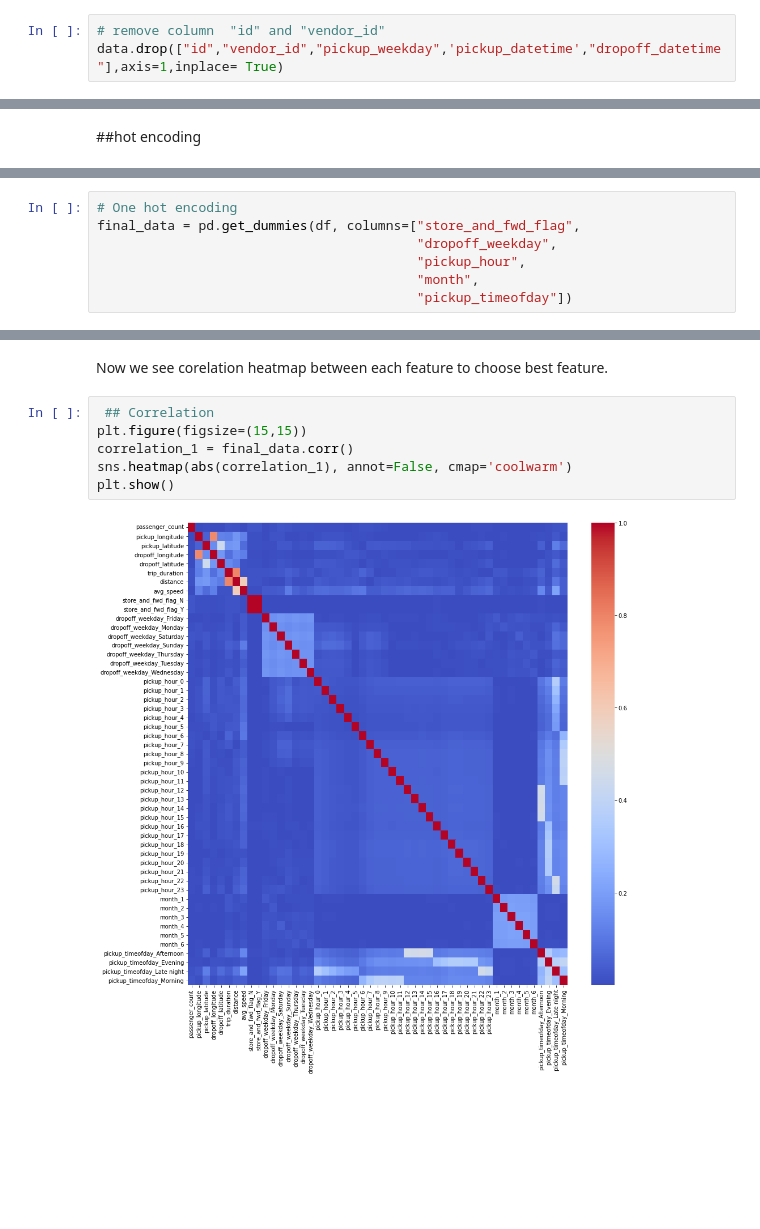
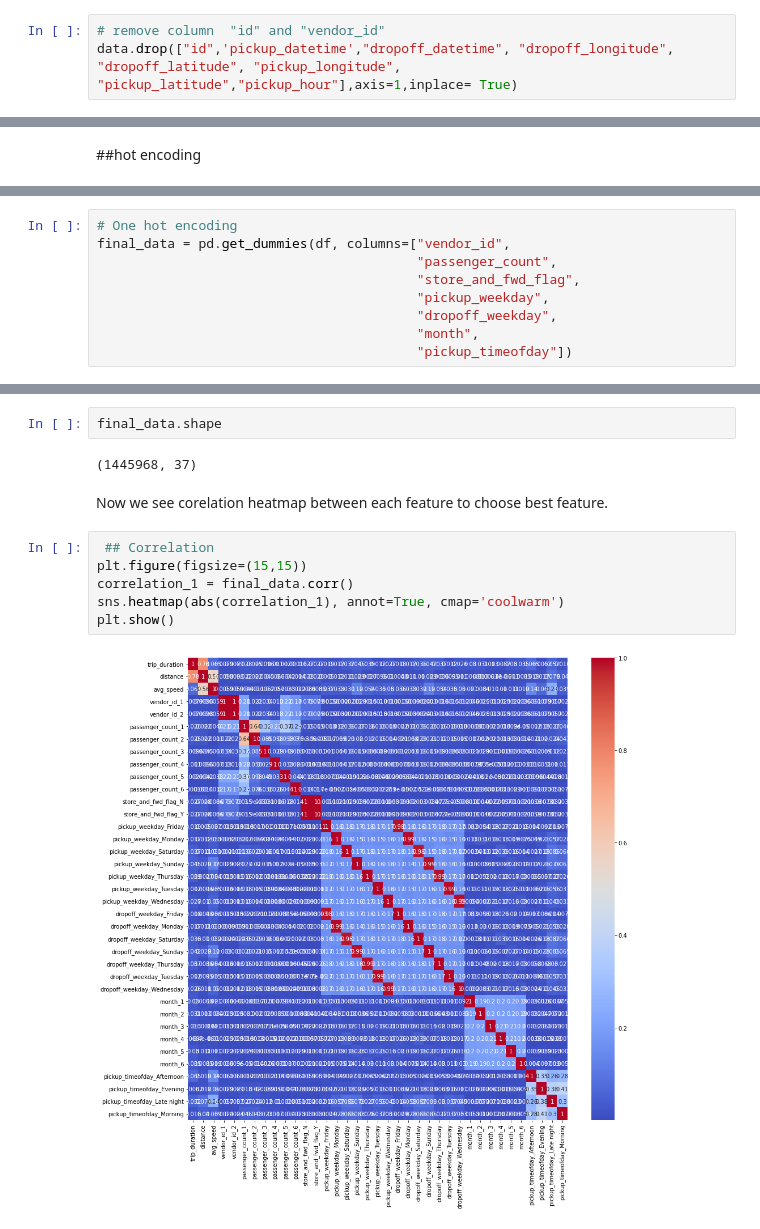
Before and after one commit to Kunaltembhare003/NYC-taxi-trip-time-Prediction, a Jupyter notebook: NYC_Taxi_Trip_Time_Prediction_Capstone_Project.ipynb, the cells around one changed output, grey strips where cells are left out. Saved outputs shown, nothing was run; the diff lists cells and outputs as text; blank space fills up the shorter version.

```diff
--- a/NYC_Taxi_Trip_Time_Prediction_Capstone_Project.ipynb
+++ b/NYC_Taxi_Trip_Time_Prediction_Capstone_Project.ipynb
@@ -420,6 +434,6 @@ plt.show()
 # %%
 # remove column  "id" and "vendor_id"
-data.drop(["id","vendor_id","pickup_weekday",'pickup_datetime',"dropoff_datetime"],axis=1,inplace= True)
+data.drop(["id",'pickup_datetime',"dropoff_datetime", "dropoff_longitude", "dropoff_latitude", "pickup_longitude", "pickup_latitude","pickup_hour"],axis=1,inplace= True)
 # %%
 data.shape
 # %% [output]
@@ -572,8 +589,10 @@ Index(['passenger_count', 'pickup_longitude', 'pickup_latitude',
 # %%
 # One hot encoding
-final_data = pd.get_dummies(df, columns=["store_and_fwd_flag",
+final_data = pd.get_dummies(df, columns=["vendor_id",
+                                         "passenger_count",
+                                         "store_and_fwd_flag",
+                                         "pickup_weekday",
                                          "dropoff_weekday",
-                                         "pickup_hour",
                                          "month",
                                          "pickup_timeofday"])
 # %%
@@ -588,10 +607,14 @@ final_data.head()
+# %%
+final_data.shape
+# %% [output]
+(1445968, 37)
 # %% [markdown]
 Now we see corelation heatmap between each feature to choose best feature.
 # %%
  ## Correlation
 plt.figure(figsize=(15,15))
 correlation_1 = final_data.corr()
-sns.heatmap(abs(correlation_1), annot=False, cmap='coolwarm')
+sns.heatmap(abs(correlation_1), annot=True, cmap='coolwarm')
 plt.show()
 # %% [output]
-[figure, old version]
+[figure, new version]
```
Also changed, not shown: parts of 88 cells of this notebook.
